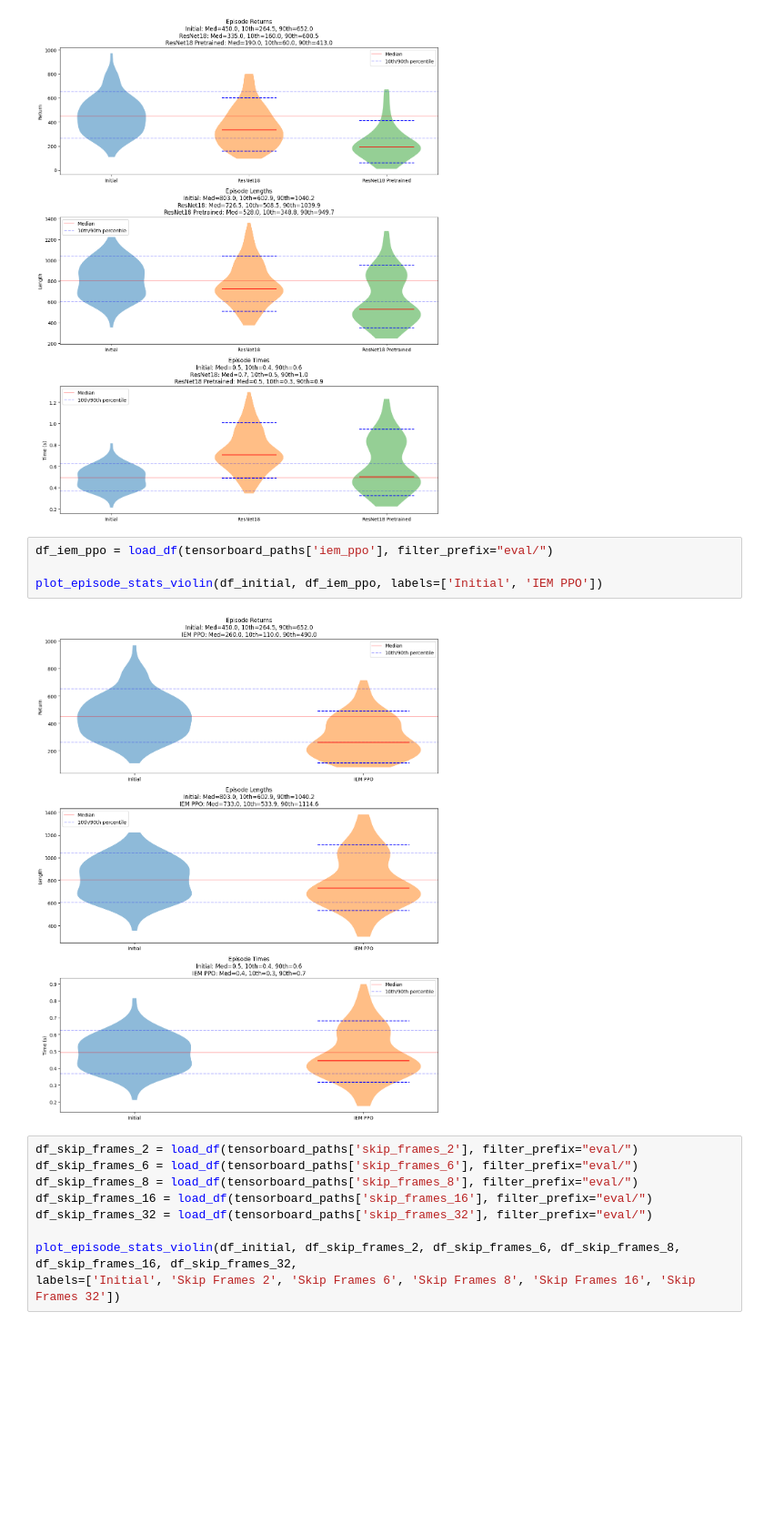
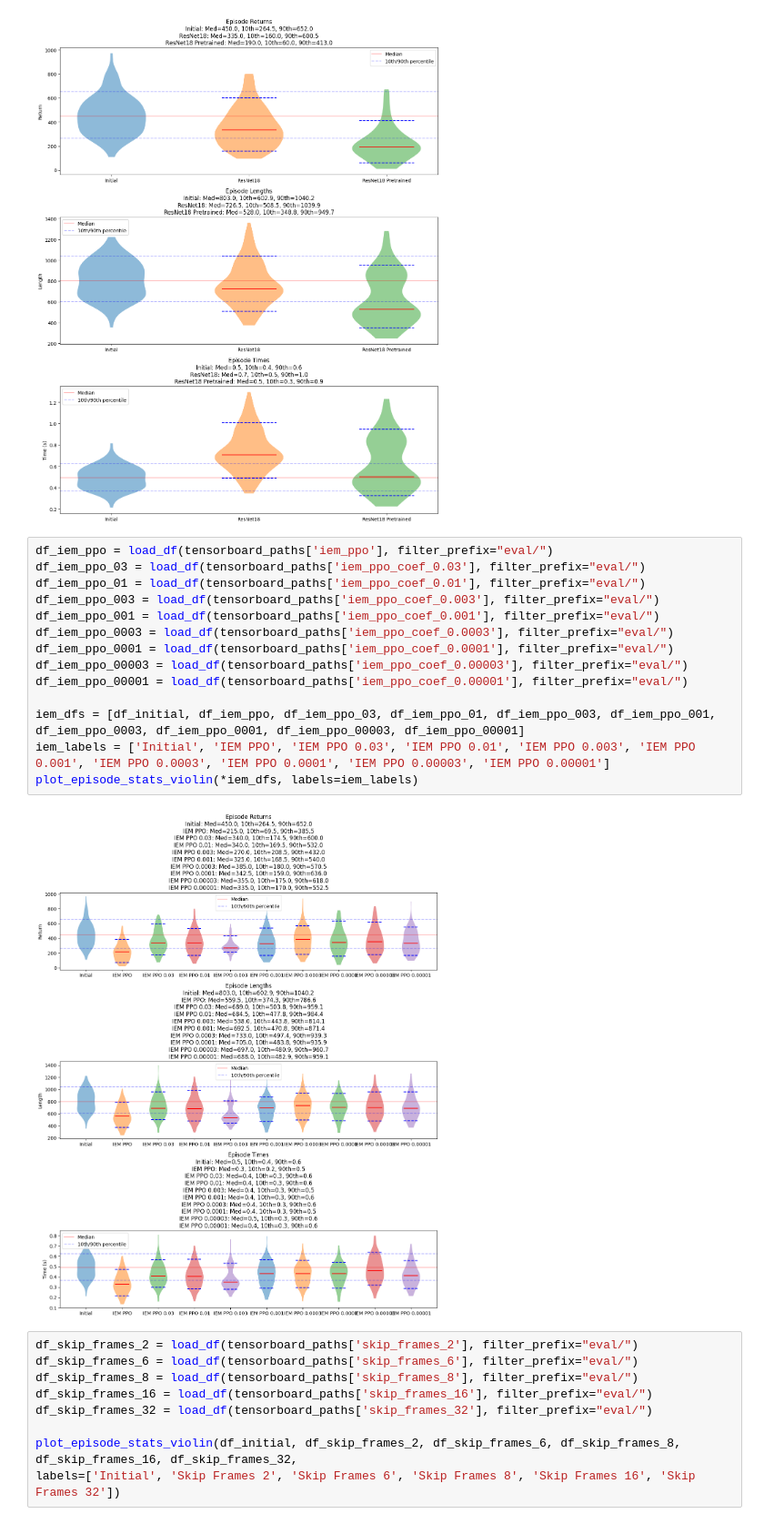
Before and after one commit to florinbarbisch/rle-assginment, a Jupyter notebook: eval.ipynb, the cells around one changed output. Shown at 91% size. Drawn from its saved outputs; the diff is of its cells as text; blank space fills up the shorter version.

Commit message:
Added: eval of param search for iem ppo

```diff
--- a/eval.ipynb
+++ b/eval.ipynb
@@ -228,12 +229,22 @@ df_resnet_pretrained = load_df(tensorboard_paths['ppo_resnet_pretrained'], filte
 plot_episode_stats_violin(df_initial, df_resnet, df_resnet_pretrained, labels=['Initial', 'ResNet18', 'ResNet18 Pretrained'])
 # %% [output]
 [figure]
-# %%
-df_iem_ppo = load_df(tensorboard_paths['iem_ppo'], filter_prefix="eval/")
-
-plot_episode_stats_violin(df_initial, df_iem_ppo, labels=['Initial', 'IEM PPO'])
-# %% [output]
-[figure, removed]
+# %%
+df_iem_ppo = load_df(tensorboard_paths['iem_ppo'], filter_prefix="eval/")
+df_iem_ppo_03 = load_df(tensorboard_paths['iem_ppo_coef_0.03'], filter_prefix="eval/")
+df_iem_ppo_01 = load_df(tensorboard_paths['iem_ppo_coef_0.01'], filter_prefix="eval/")
+df_iem_ppo_003 = load_df(tensorboard_paths['iem_ppo_coef_0.003'], filter_prefix="eval/")
+df_iem_ppo_001 = load_df(tensorboard_paths['iem_ppo_coef_0.001'], filter_prefix="eval/")
+df_iem_ppo_0003 = load_df(tensorboard_paths['iem_ppo_coef_0.0003'], filter_prefix="eval/")
+df_iem_ppo_0001 = load_df(tensorboard_paths['iem_ppo_coef_0.0001'], filter_prefix="eval/")
+df_iem_ppo_00003 = load_df(tensorboard_paths['iem_ppo_coef_0.00003'], filter_prefix="eval/")
+df_iem_ppo_00001 = load_df(tensorboard_paths['iem_ppo_coef_0.00001'], filter_prefix="eval/")
+
+iem_dfs = [df_initial, df_iem_ppo, df_iem_ppo_03, df_iem_ppo_01, df_iem_ppo_003, df_iem_ppo_001, df_iem_ppo_0003, df_iem_ppo_0001, df_iem_ppo_00003, df_iem_ppo_00001]
+iem_labels = ['Initial', 'IEM PPO', 'IEM PPO 0.03', 'IEM PPO 0.01', 'IEM PPO 0.003', 'IEM PPO 0.001', 'IEM PPO 0.0003', 'IEM PPO 0.0001', 'IEM PPO 0.00003', 'IEM PPO 0.00001']
+plot_episode_stats_violin(*iem_dfs, labels=iem_labels)
+# %% [output]
+[figure, added]
 # %%
 df_skip_frames_2 = load_df(tensorboard_paths['skip_frames_2'], filter_prefix="eval/")
 df_skip_frames_6 = load_df(tensorboard_paths['skip_frames_6'], filter_prefix="eval/")
```
Also changed, not shown: parts of 5 cells of this notebook.
